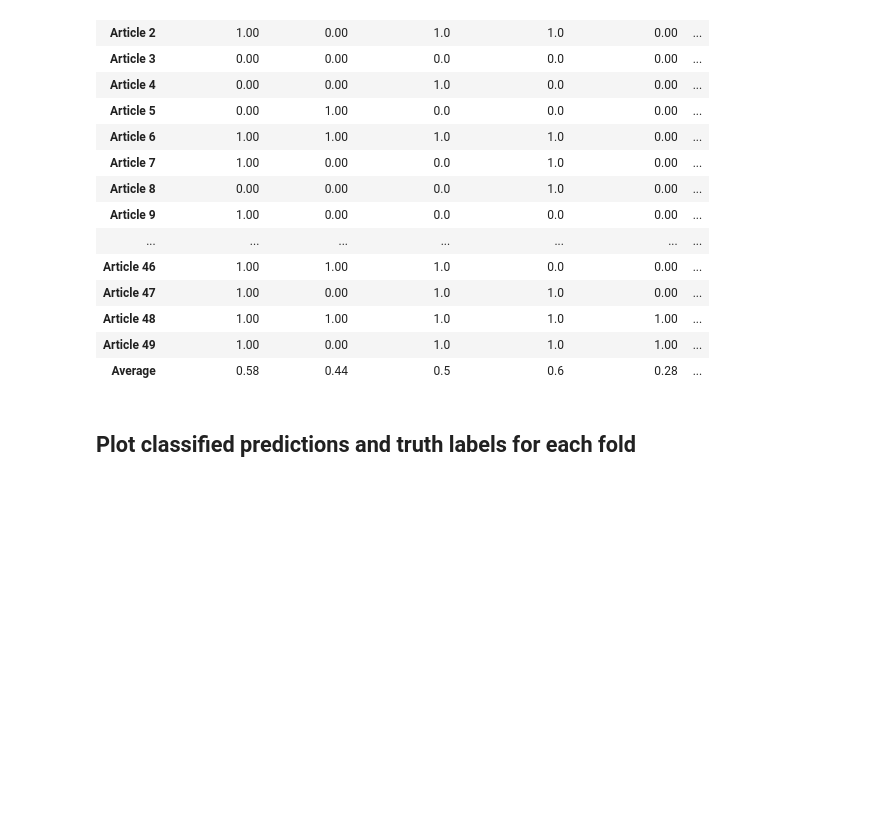
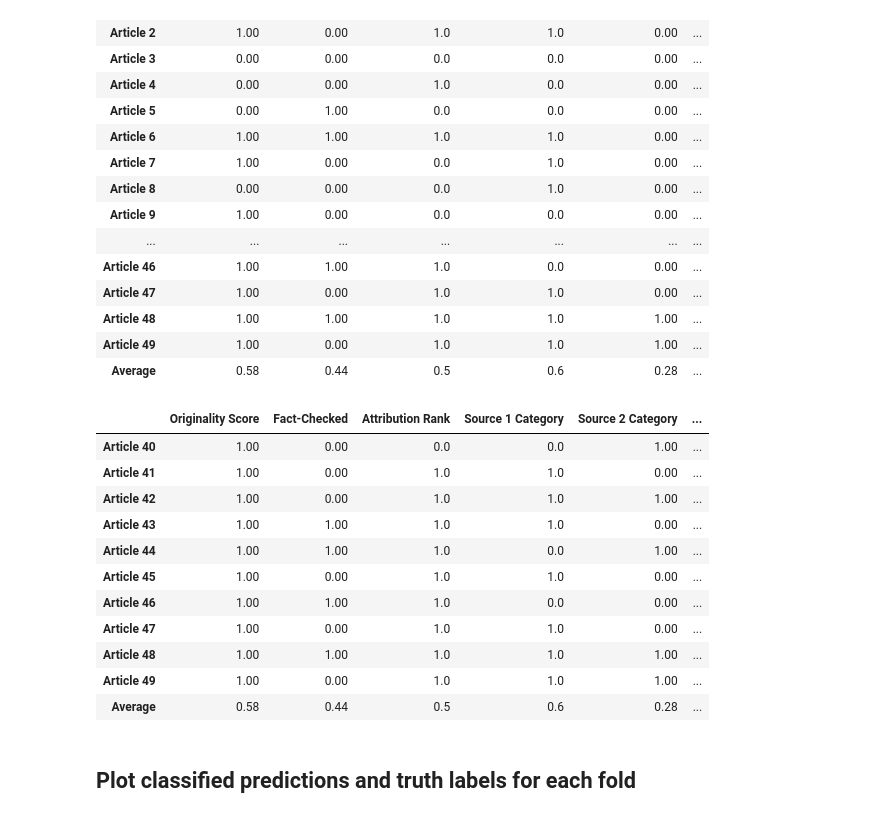
Before and after one commit to Kanaderu/nlp_credibility, a Jupyter notebook: Article Content to BERT-latest.ipynb, the cells around one changed output. Saved outputs shown, nothing was run; the diff lists cells and outputs as text; code cells hidden in the pictures; blank space fills up the shorter version.

Commit message:
Added partial indicators to results

```diff
--- a/Article Content to BERT-latest.ipynb
+++ b/Article Content to BERT-latest.ipynb
@@ -555,6 +555,23 @@ indicator_accuracy_per_fold_df.to_csv('results/indicator_accuracy.csv')
 | Article 48 | 1.00 | 1.00 | 1.0 | 1.0 | 1.00 | ... |
 | Article 49 | 1.00 | 0.00 | 1.0 | 1.0 | 1.00 | ... |
 | Average | 0.58 | 0.44 | 0.5 | 0.6 | 0.28 | ... |
+# %%
+partial_indicator_accuracy = indicator_accuracy_per_fold_df.iloc[-11:]
+display(partial_indicator_accuracy)
+partial_indicator_accuracy.to_csv('results/partial_indicator_accuracy.csv')
+# %% [output]
+|  | Originality Score | Fact-Checked | Attribution Rank | Source 1 Category | Source 2 Category | ... |
+| Article 40 | 1.00 | 0.00 | 0.0 | 0.0 | 1.00 | ... |
+| Article 41 | 1.00 | 0.00 | 1.0 | 1.0 | 0.00 | ... |
+| Article 42 | 1.00 | 0.00 | 1.0 | 1.0 | 1.00 | ... |
+| Article 43 | 1.00 | 1.00 | 1.0 | 1.0 | 0.00 | ... |
+| Article 44 | 1.00 | 1.00 | 1.0 | 0.0 | 1.00 | ... |
+| Article 45 | 1.00 | 0.00 | 1.0 | 1.0 | 0.00 | ... |
+| Article 46 | 1.00 | 1.00 | 1.0 | 0.0 | 0.00 | ... |
+| Article 47 | 1.00 | 0.00 | 1.0 | 1.0 | 0.00 | ... |
+| Article 48 | 1.00 | 1.00 | 1.0 | 1.0 | 1.00 | ... |
+| Article 49 | 1.00 | 0.00 | 1.0 | 1.0 | 1.00 | ... |
+| Average | 0.58 | 0.44 | 0.5 | 0.6 | 0.28 | ... |
 # %% [markdown]
 ## Plot classified predictions and truth labels for each fold
 # %%
```
Also changed, not shown: 1 other file.
